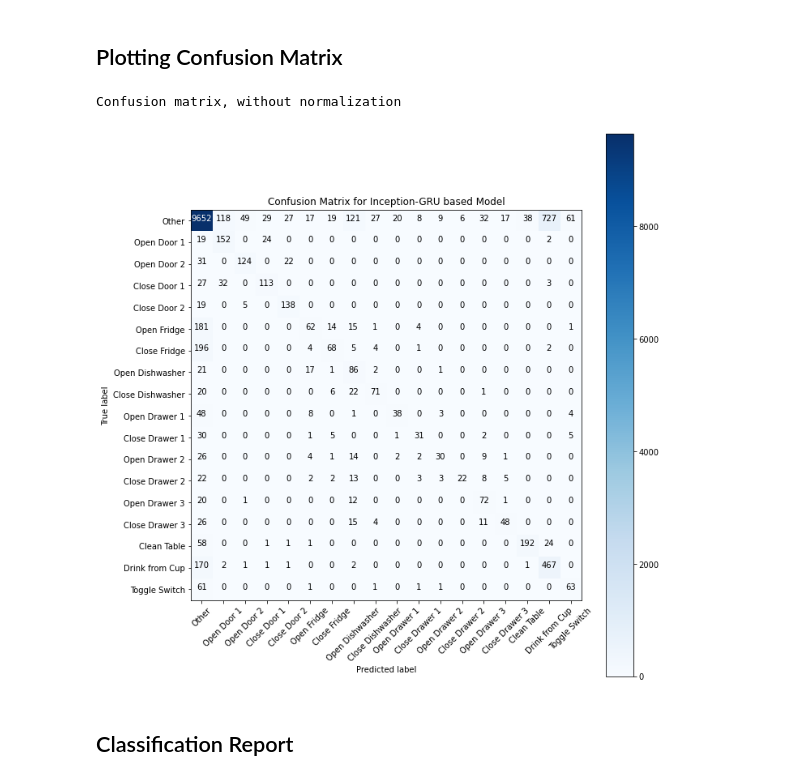
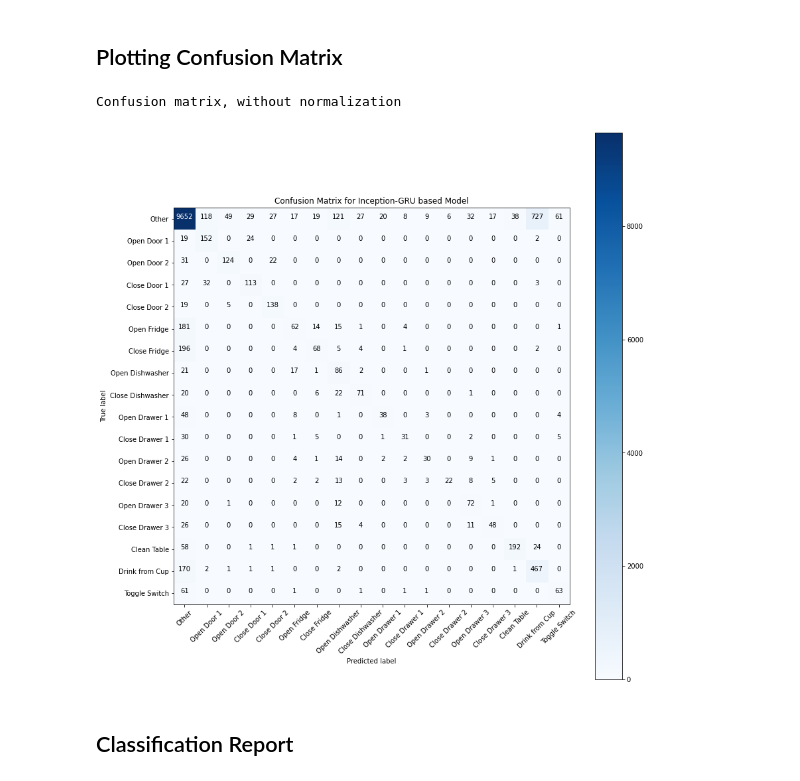
Before and after one commit to rht6226/DL, a Jupyter notebook: Model_Training_on_Opportunity_Dataset.ipynb, the cells around one changed output. Drawn from its saved outputs; the diff is of its cells as text; code cells hidden in the pictures.

```diff
--- a/Model_Training_on_Opportunity_Dataset.ipynb
+++ b/Model_Training_on_Opportunity_Dataset.ipynb
@@ -669,11 +669,11 @@ plot_model_loss("Inception - GRU Model on UCI Mobile dataset", history=history_i
 # %%
 # Inception- GRU based network
 predictedY = model_inception.predict(opp.testX)
 cm_plot_labels = opp.labels
-plot_cm(predictedY, testy=opp.testy, classes=cm_plot_labels, title='Confusion Matrix for Inception-GRU based Model')
+plot_cm(predictedY, testy=opp.testy, classes=cm_plot_labels, title='Confusion Matrix for Inception-GRU based Model', figureSize=[12, 12])
 # %% [output]
 Confusion matrix, without normalization
-[figure, old version]
+[figure, new version]
 # %% [markdown]
 ## Classification Report
 # %%
```
